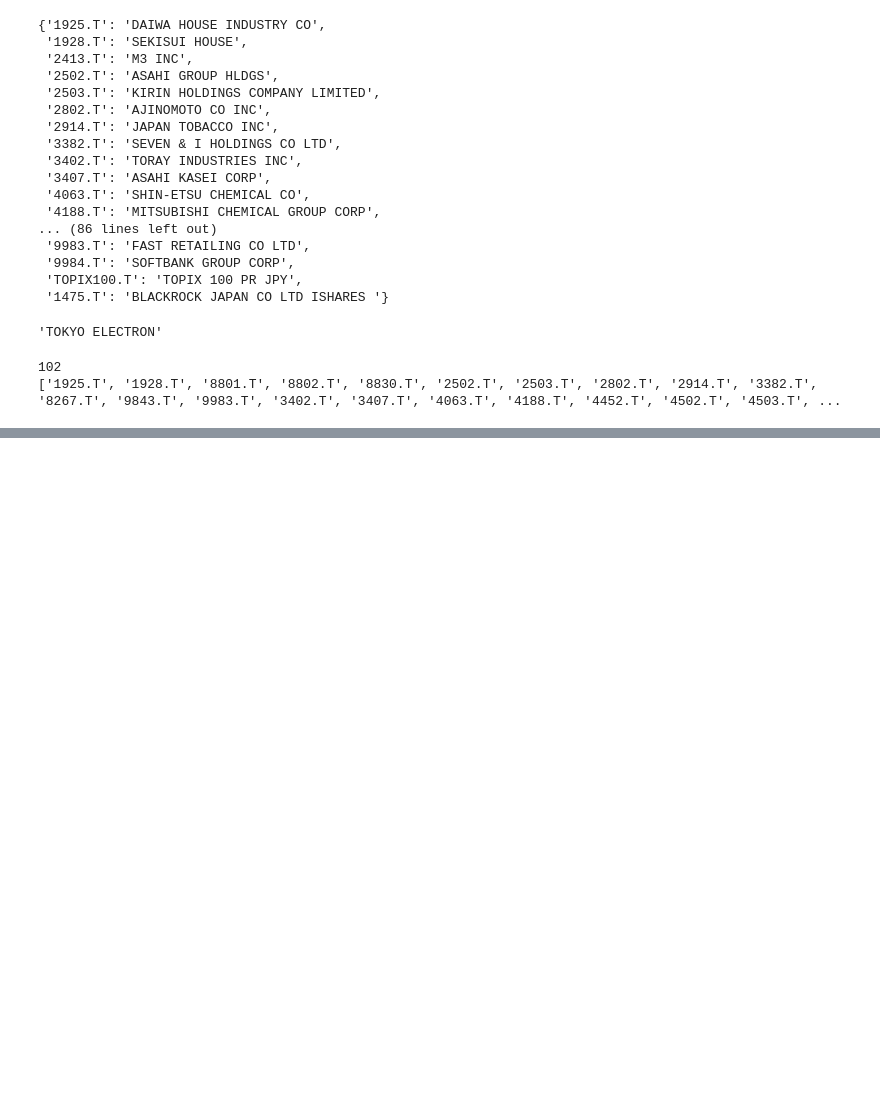
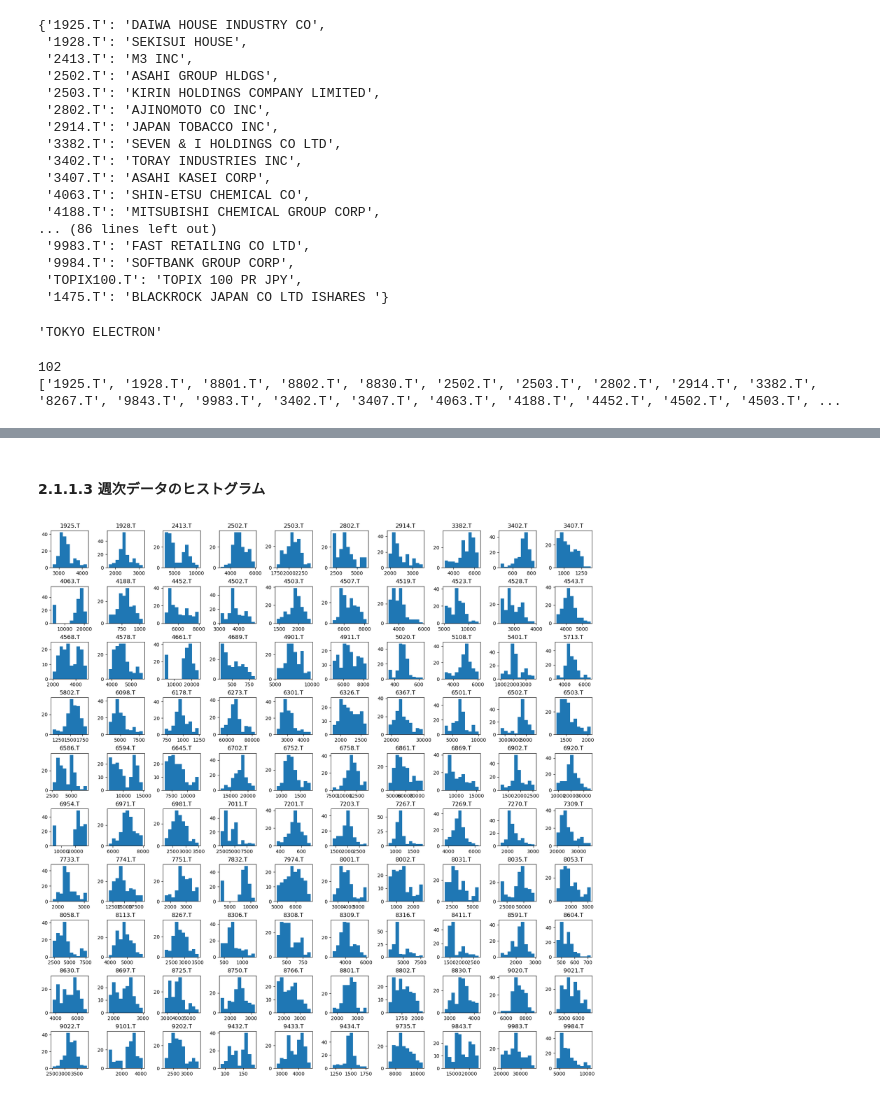
Before and after one commit to aguilarklyno/Fukuhara-Seminar, a Jupyter notebook: 23_10_20_weeek-02/Main.ipynb, the cells around one changed output, grey strips where cells are left out. Cells and saved outputs as stored; diff of their text form; code cells hidden in the pictures; blank space fills up the shorter version.

```diff
--- a/23_10_20_weeek-02/Main.ipynb
+++ b/23_10_20_weeek-02/Main.ipynb
@@ -336,0 +440,7 @@ print(all_tickers)
+# %% [markdown]
+#### **2.1.1.3 週次データのヒストグラム**
+# %%
+EXCLUDE_COLUMNS = ['Date'] + markets
+plot_histograms(all_df_weekly, EXCLUDE_COLUMNS)
+# %% [output]
+[figure, added]
```
Also changed, not shown: parts of 23 cells of this notebook, 2 other files.
